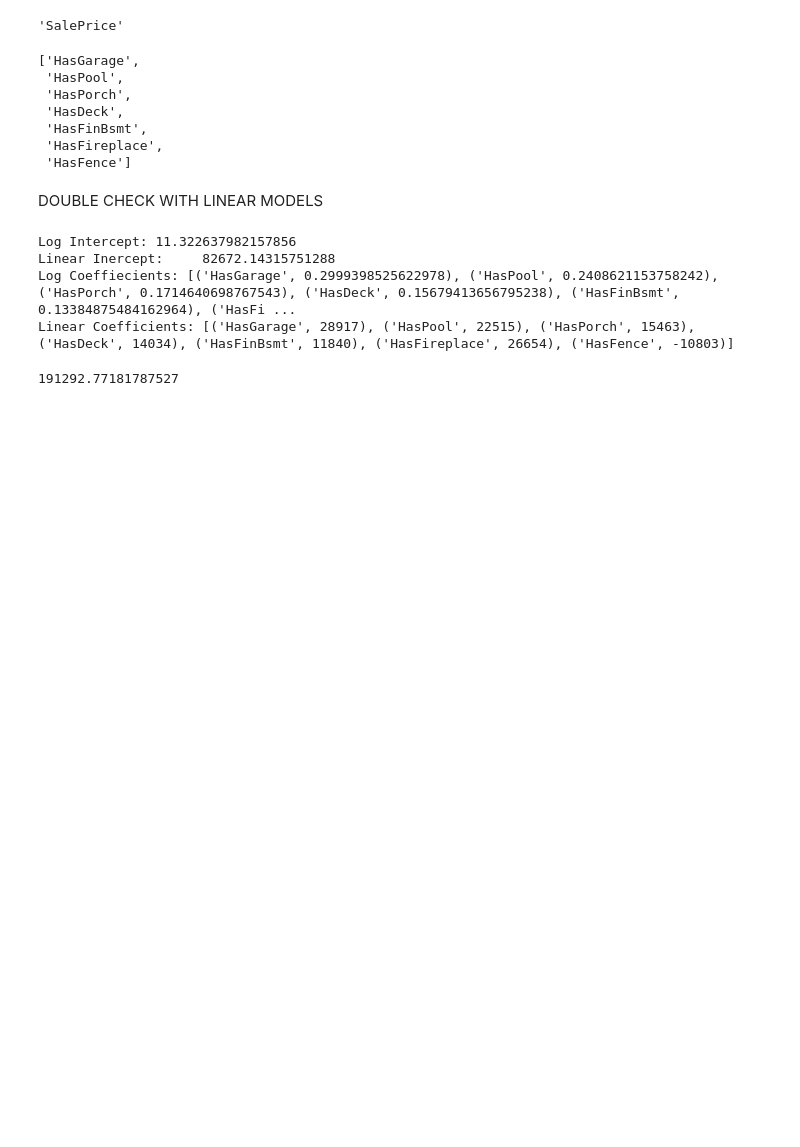
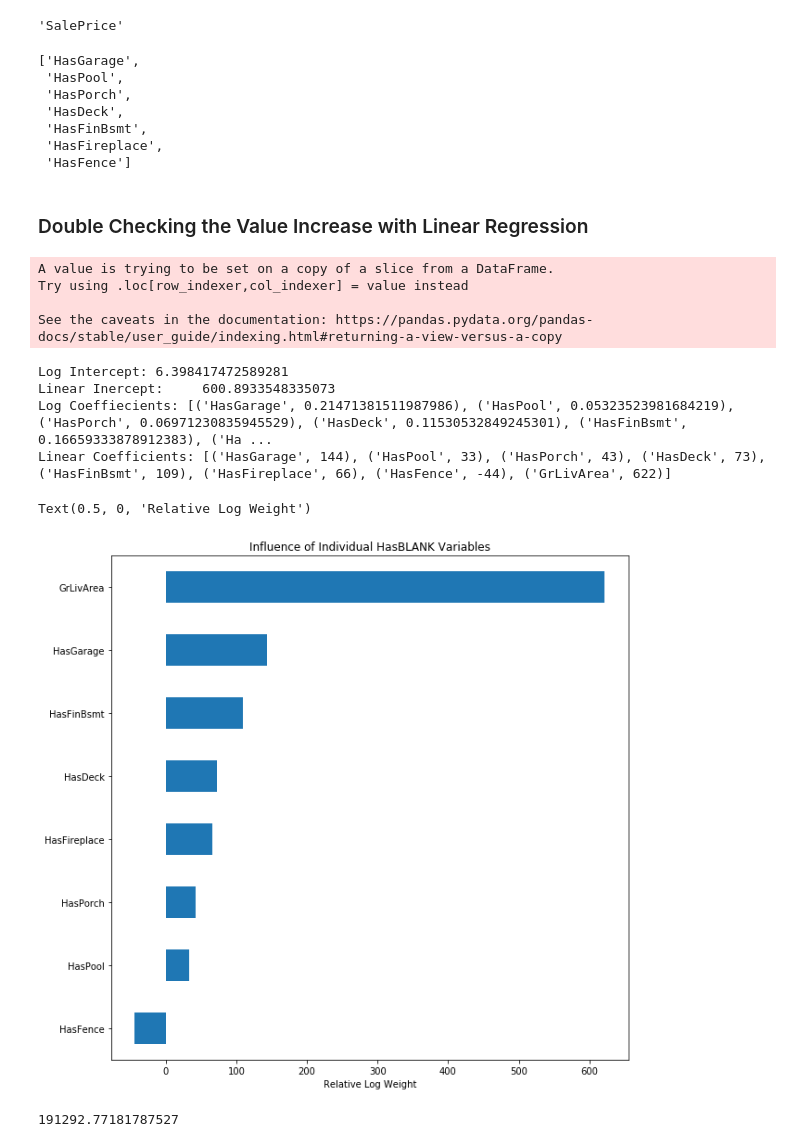
Before and after one commit to brandoncryu/ames_ml_project, a Jupyter notebook: EDA_Stephen.ipynb, the cells around one changed output. Drawn from its saved outputs; the diff is of its cells as text; code cells hidden in the pictures; blank space fills up the shorter version.

Commit message:
update linear models with better feature selection

```diff
--- a/EDA_Stephen.ipynb
+++ b/EDA_Stephen.ipynb
@@ -276,30 +282,46 @@ cols
  'HasFinBsmt',
  'HasFireplace',
  'HasFence']
-# %% [markdown]
-DOUBLE CHECK WITH LINEAR MODELS
+# %% [markdown]
+### Double Checking the Value Increase with Linear Regression
 # %%
 from sklearn.linear_model import LinearRegression
 
 y = housing['SalePrice']
 y = np.log(y)
-x = housing[cols]
+x1 = housing[cols]
+x1['GrLivArea'] = np.log(housing.GrLivArea)
 
-lr = LinearRegression().fit(x, y)
+
+lr = LinearRegression().fit(x1, y)
+# %% [output]
+A value is trying to be set on a copy of a slice from a DataFrame.
+Try using .loc[row_indexer,col_indexer] = value instead
+
+See the caveats in the documentation: https://pandas.pydata.org/pandas-docs/stable/user_guide/indexing.html#returning-a-view-versus-a-copy
 # %%
 from math import exp
 
 print('Log Intercept:', lr.intercept_)
 print('Linear Inercept:    ', exp(lr.intercept_))
-print('Log Coeffiecients:', list(zip(cols,lr.coef_)))
-print('Linear Coefficients:', list(zip(cols, [round(x) for x in list(map(lambda x: x - exp(lr.intercept_), list(map(exp, lr.coef_ + lr.intercept_))))] )))
+print('Log Coeffiecients:', list(zip(x1.columns,lr.coef_)))
+print('Linear Coefficients:', list(zip(x1.columns, [round(x) for x in list(map(lambda x: x - exp(lr.intercept_), list(map(exp, lr.coef_ + lr.intercept_))))] )))
 # x = list(map(exp, lr.coef_+lr.intercept_))
 # type(lr.coef_)
 # %% [output]
-Log Intercept: 11.322637982157856
-Linear Inercept:     82672.14315751288
-Log Coeffiecients: [('HasGarage', 0.2999398525622978), ('HasPool', 0.2408621153758242), ('HasPorch', 0.1714640698767543), ('HasDeck', 0.15679413656795238), ('HasFinBsmt', 0.13384875484162964), ('HasFi ...
-Linear Coefficients: [('HasGarage', 28917), ('HasPool', 22515), ('HasPorch', 15463), ('HasDeck', 14034), ('HasFinBsmt', 11840), ('HasFireplace', 26654), ('HasFence', -10803)]
+Log Intercept: 6.398417472589281
+Linear Inercept:     600.8933548335073
+Log Coeffiecients: [('HasGarage', 0.21471381511987986), ('HasPool', 0.05323523981684219), ('HasPorch', 0.06971230835945529), ('HasDeck', 0.11530532849245301), ('HasFinBsmt', 0.16659333878912383), ('Ha ...
+Linear Coefficients: [('HasGarage', 144), ('HasPool', 33), ('HasPorch', 43), ('HasDeck', 73), ('HasFinBsmt', 109), ('HasFireplace', 66), ('HasFence', -44), ('GrLivArea', 622)]
+# %%
+z = pd.DataFrame(index=x1.columns, data=[round(x) for x in list(map(lambda x: x - exp(lr.intercept_), list(map(exp, lr.coef_ + lr.intercept_))))])
+plt.figure(figsize=(10,10))
+z.sort_values(0, ascending=True)[0].plot(kind='barh')
+plt.title('Influence of Individual HasBLANK Relative to House Area')
+plt.xlabel('Relative Log Weight')
+# %% [output]
+Text(0.5, 0, 'Relative Log Weight')
+[figure, added]
 # %%
 np.sum(list(map(lambda x: x - exp(lr.intercept_), list(map(exp, lr.coef_ + lr.intercept_))))) + exp(lr.intercept_)
 # %% [output]
```
Also changed, not shown: parts of 14 cells of this notebook.
